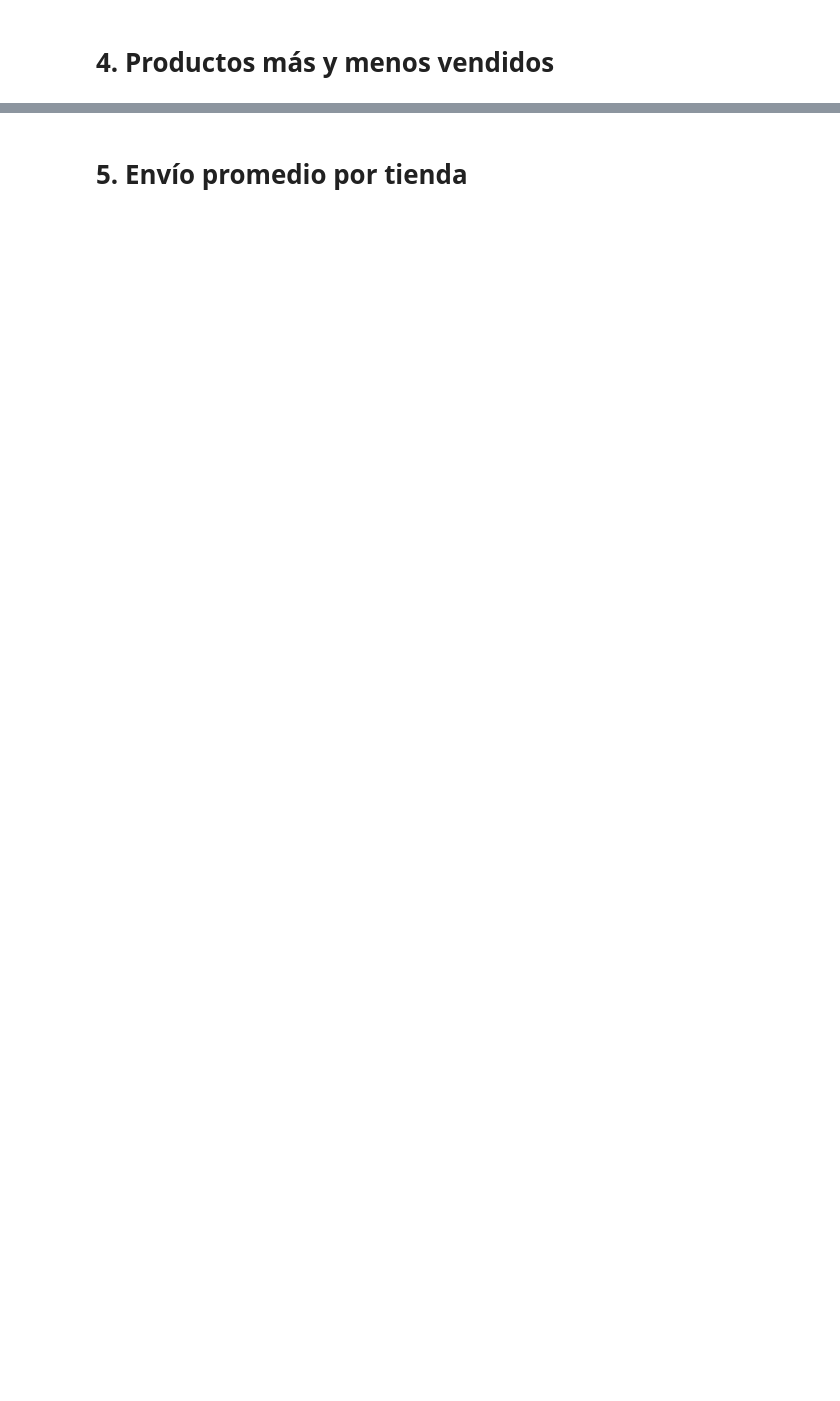
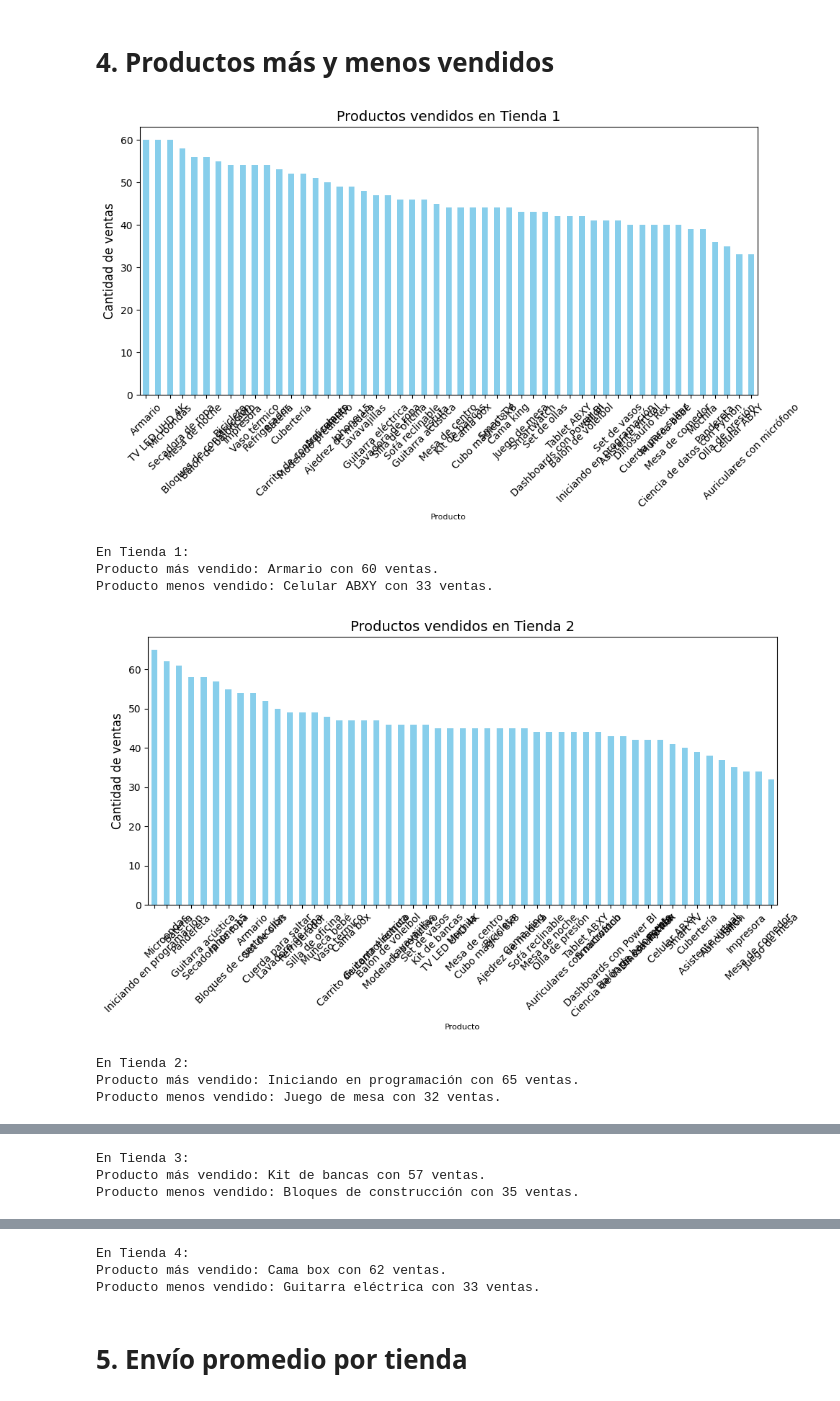
Before and after one commit to Crispis723/-Challenge-Amigo-secreto, a Jupyter notebook: AluraStoreLatam.ipynb, the cells around one changed output, grey strips where cells are left out. Drawn from its saved outputs; the diff is of its cells as text; code cells hidden in the pictures; blank space fills up the shorter version.

```diff
--- a/AluraStoreLatam.ipynb
+++ b/AluraStoreLatam.ipynb
@@ -32,2 +95,43 @@ tienda.head()
 # %% [markdown]
 # 4. Productos más y menos vendidos
+# %%
+def analizar_y_graficar_productos(dataframe, nombre_tienda):
+    ventas_por_producto = dataframe.groupby('Producto')['Producto'].count()  # Conteo de ventas por producto
+
+    # Ordenar los productos por ventas
+    ventas_ordenadas = ventas_por_producto.sort_values(ascending=False)
+
+    # Visualización: Graficar los productos más vendidos y menos vendidos
+    plt.figure(figsize=(10, 6))
+    ventas_ordenadas.plot(kind='bar', color='skyblue')
+    plt.title(f"Productos vendidos en {nombre_tienda}", fontsize=14) # se asigna titulo
+    plt.xlabel("Producto", fontsize=8) #se usa en x los productos
+    plt.ylabel("Cantidad de ventas", fontsize=12) # en la  y se usa la cantidad de ventas
+    plt.xticks(rotation=45, fontsize=10) # modificala legibilidad del eje x fontsize es la fuente
+    plt.tight_layout() # tamaño del grafico
+    plt.show() #muestra el grafico
+
+    # Identificar y mostrar los más y menos vendidos
+    producto_mas_vendido = ventas_ordenadas.idxmax()#idxmax encuentra el indice con mayor valor
+    cantidad_mas_vendida = ventas_ordenadas.max()#max el valor maximo
+    producto_menos_vendido = ventas_ordenadas.idxmin()  #idxmin encuentra el indice con menior valor
+    cantidad_menos_vendida = ventas_ordenadas.min()#min el valor minimo
+
+    print(f"En {nombre_tienda}:")
+    print(f"Producto más vendido: {producto_mas_vendido} con {cantidad_mas_vendida} ventas.")
+    print(f"Producto menos vendido: {producto_menos_vendido} con {cantidad_menos_vendida} ventas.\n")
+# %%
+# Usar la función para cada tienda
+analizar_y_graficar_productos(tienda, "Tienda 1")
+analizar_y_graficar_productos(tienda2, "Tienda 2")
+analizar_y_graficar_productos(tienda3, "Tienda 3")
+analizar_y_graficar_productos(tienda4, "Tienda 4")
+# %% [output]
+[figure, added]
+En Tienda 1:
+Producto más vendido: Armario con 60 ventas.
+Producto menos vendido: Celular ABXY con 33 ventas.
+[figure, added]
+En Tienda 2:
+Producto más vendido: Iniciando en programación con 65 ventas.
+Producto menos vendido: Juego de mesa con 32 ventas.
@@ -33,0 +139,3 @@ tienda.head()
+En Tienda 3:
+Producto más vendido: Kit de bancas con 57 ventas.
+Producto menos vendido: Bloques de construcción con 35 ventas.
@@ -34,2 +143,5 @@ tienda.head()
+En Tienda 4:
+Producto más vendido: Cama box con 62 ventas.
+Producto menos vendido: Guitarra eléctrica con 33 ventas.
 # %% [markdown]
 # 5. Envío promedio por tienda
```
Also changed, not shown: parts of 13 cells of this notebook.
